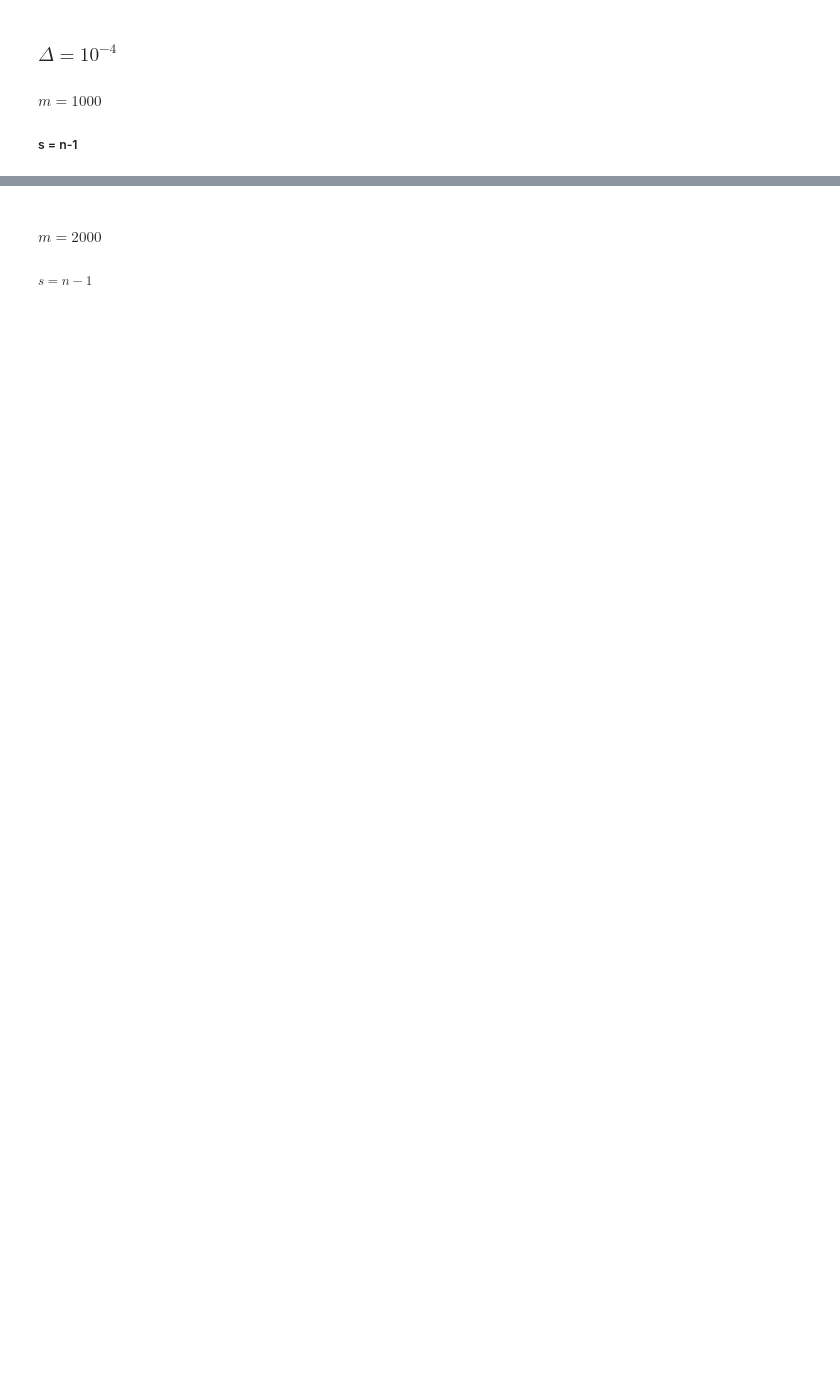
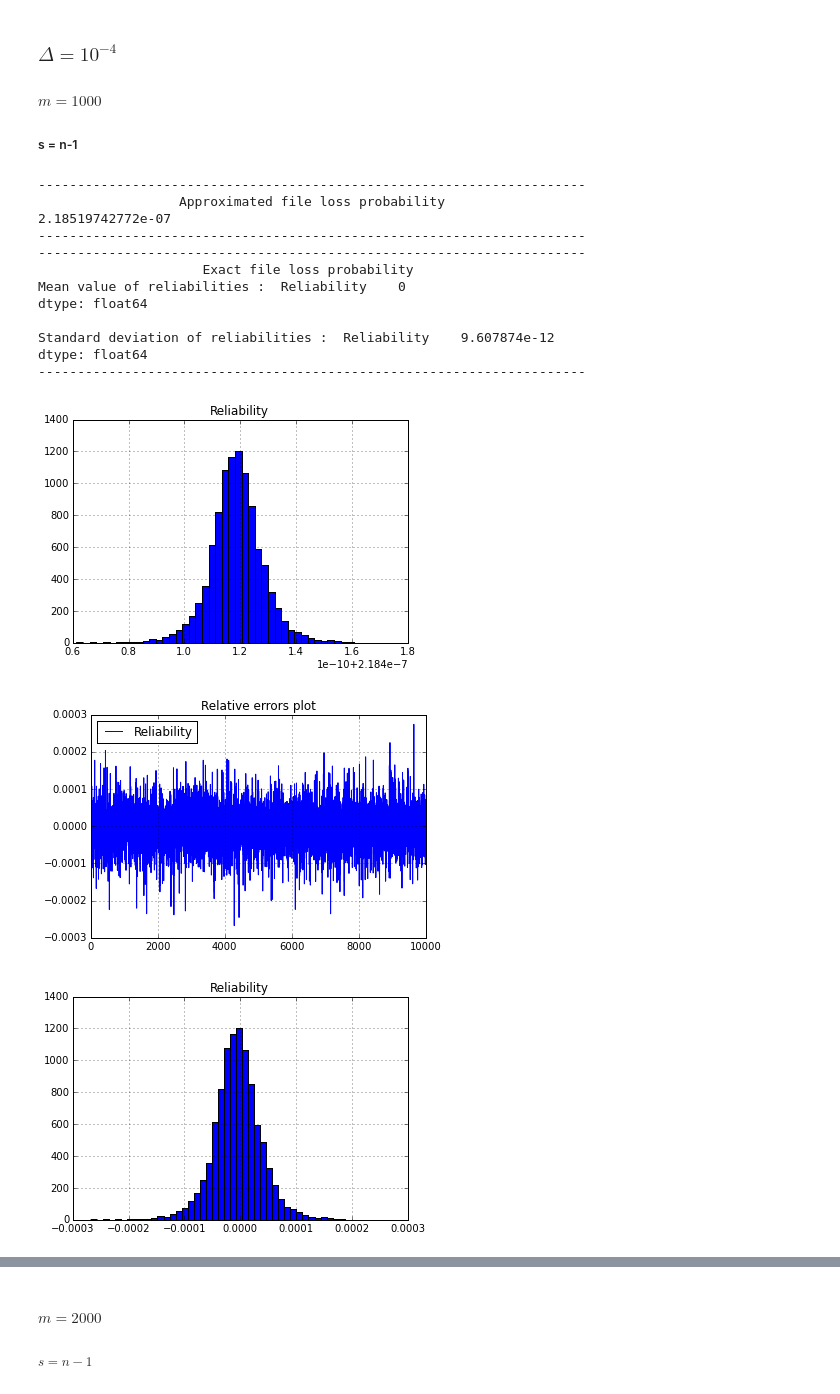
Before and after one commit to MathLab/file_loss, a Jupyter notebook: file_loss_approximation.ipynb, the cells around one changed output, grey strips where cells are left out. Cells and saved outputs as stored; diff of their text form; code cells hidden in the pictures; blank space fills up the shorter version.

```diff
--- a/file_loss_approximation.ipynb
+++ b/file_loss_approximation.ipynb
@@ -72,3 +15,35 @@ def launch_experiment(disks, chunk_count, threshold_recovery, spread_factor, exp
 ### $\Delta = 10^{-4}$
 #### $m = 1000$
 ##### s = n-1
+# %%
+# Parameters
+m = 1000 # The number of disks in the system
+disks = range(m)
+
+n = 12 # number of chunks
+d = 3 # number of chunks until the file is lost
+spread_factor = 12 # spread factor
+
+experience_count = 10000 # The number of experiments
+experiment = range(experience_count)
+
+delta = 0.0001
+mean_reliability = 0.999
+
+fl.launch_experiment(disks, n, d, spread_factor, experiment, delta, mean_reliability)
+# %% [output]
+----------------------------------------------------------------------
+                  Approximated file loss probability
+2.18519742772e-07
+----------------------------------------------------------------------
+----------------------------------------------------------------------
+                     Exact file loss probability
+Mean value of reliabilities :  Reliability    0
+dtype: float64
+
+Standard deviation of reliabilities :  Reliability    9.607874e-12
+dtype: float64
+----------------------------------------------------------------------
+[figure, added]
+[figure, added]
+[figure, added]
```
Also changed, not shown: parts of 27 cells of this notebook, 5 other files.
